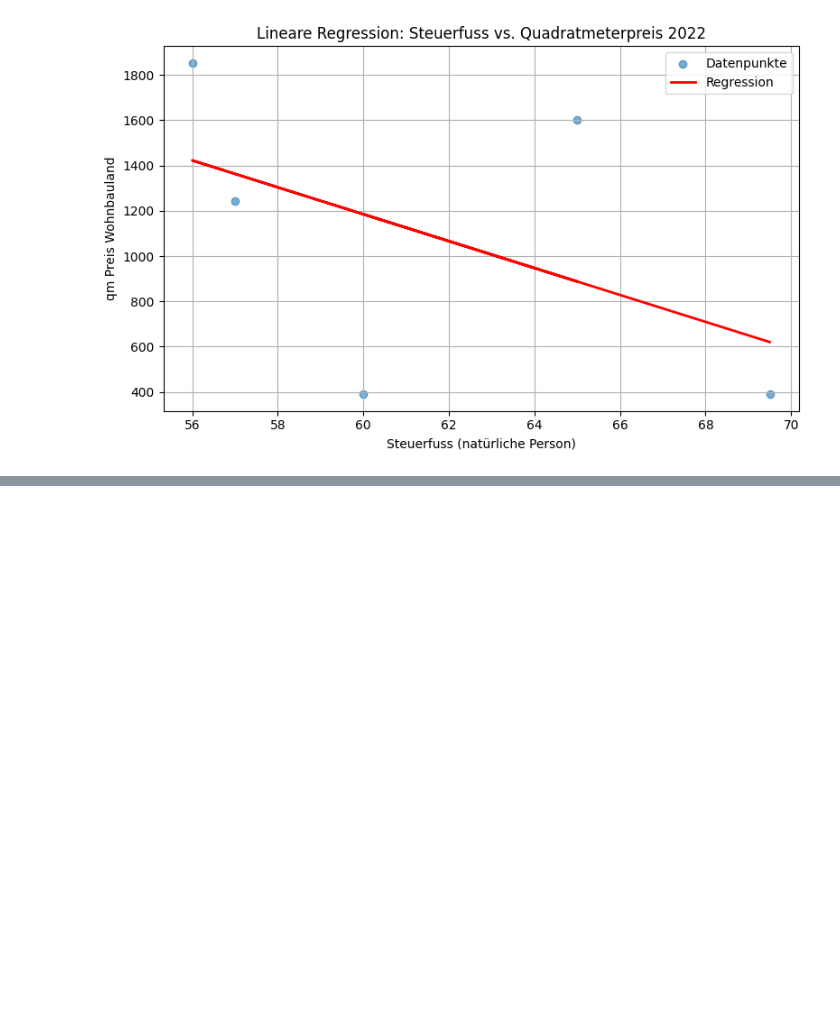
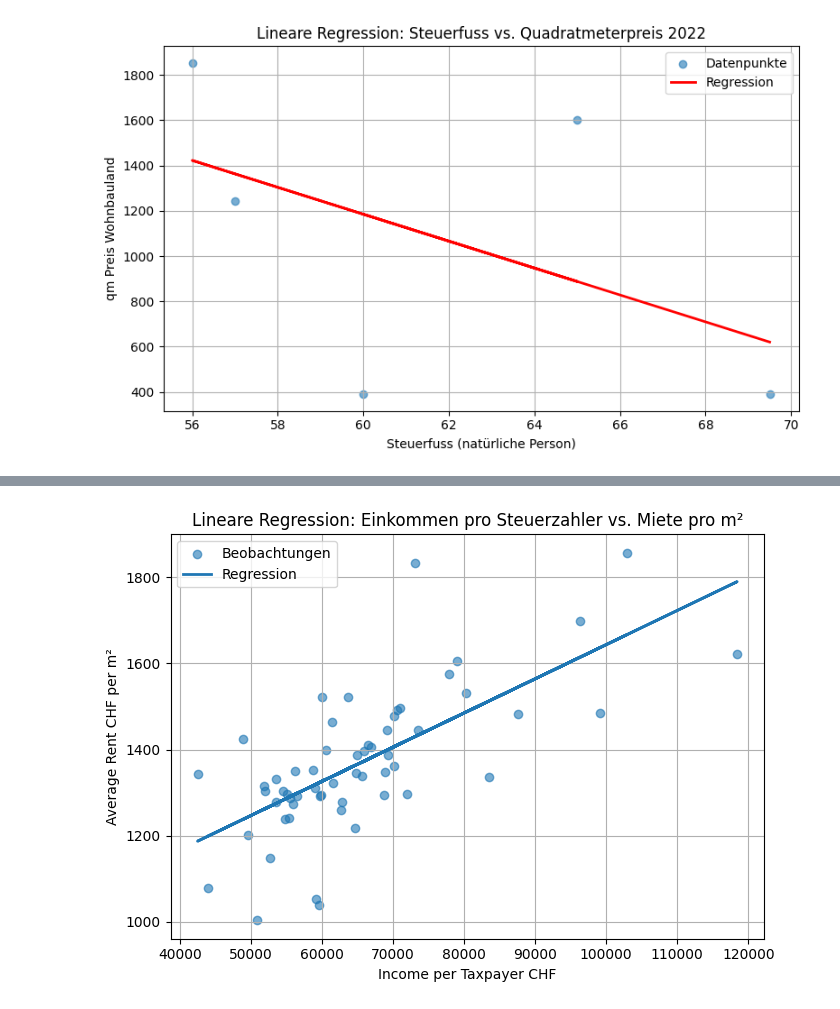
Before and after one commit to hamedamini-zhaw/ARM_Gruppe-5, a Jupyter notebook: Jupyter_Notebook Fabian.ipynb, the cells around one changed output, grey strips where cells are left out. Cells and saved outputs as stored; diff of their text form; code cells hidden in the pictures; blank space fills up the shorter version.

```diff
--- a/Jupyter_Notebook Fabian.ipynb
+++ b/Jupyter_Notebook Fabian.ipynb
@@ -291,0 +665,76 @@ Anzahl Beobachtungen: 5
+# %%
+# ----------------------------------------
+# Lineare Regression
+# Average Rent CHF per m2 ~ Income per Taxpayer CHF
+# ----------------------------------------
+
+import pandas as pd
+import matplotlib.pyplot as plt
+from sklearn.linear_model import LinearRegression
+from sklearn.metrics import r2_score
+
+# ----------------------------------------
+# 1. Daten laden
+# ----------------------------------------
+file_path = "02 - Data Preparation/Data/eda_dataset_2019_complete.csv"
+df = pd.read_csv(file_path)
+
+# ----------------------------------------
+# 2. Relevante Spalten auswählen
+# ----------------------------------------
+cols = [
+    "Average Rent CHF per m2",
+    "Income per Taxpayer CHF"
+]
+
+df_model = df[cols].copy()
+
+# ----------------------------------------
+# 3. Daten bereinigen
+#    - NaN entfernen
+#    - Werte = 0 entfernen
+# ----------------------------------------
+df_model = df_model.dropna()
+
+df_model = df_model[
+    (df_model["Average Rent CHF per m2"] != 0) &
+    (df_model["Income per Taxpayer CHF"] != 0)
+]
+
+# ----------------------------------------
+# 4. Regressionsvariablen definieren
+# ----------------------------------------
+X = df_model[["Income per Taxpayer CHF"]]   # unabhängige Variable
+y = df_model["Average Rent CHF per m2"]    # abhängige Variable
+
+# ----------------------------------------
+# 5. Regressionsmodell
+# ----------------------------------------
+model = LinearRegression()
+model.fit(X, y)
+
+y_pred = model.predict(X)
+
+# ----------------------------------------
+# 6. Ergebnisse ausgeben
+# ----------------------------------------
+print("Lineare Regression:")
+print(f"Intercept: {model.intercept_:.2f}")
+print(f"Koeffizient (Income per Taxpayer CHF): {model.coef_[0]:.4f}")
+print(f"R²: {r2_score(y, y_pred):.4f}")
+print(f"Anzahl Beobachtungen: {len(df_model)}")
+
+# ----------------------------------------
+# 7. Visualisierung
+# ----------------------------------------
+plt.figure(figsize=(7, 5))
+plt.scatter(X, y, alpha=0.6, label="Beobachtungen")
+plt.plot(X, y_pred, linewidth=2, label="Regression")
+plt.xlabel("Income per Taxpayer CHF")
+plt.ylabel("Average Rent CHF per m²")
+plt.title("Lineare Regression: Einkommen pro Steuerzahler vs. Miete pro m²")
+plt.grid(True)
+plt.legend()
+plt.tight_layout()
+plt.show()
+# %% [output]
@@ -291,0 +746 @@ Anzahl Beobachtungen: 5
+[figure, added]
```
Also changed, not shown: parts of 6 cells of this notebook, 1 other file.
